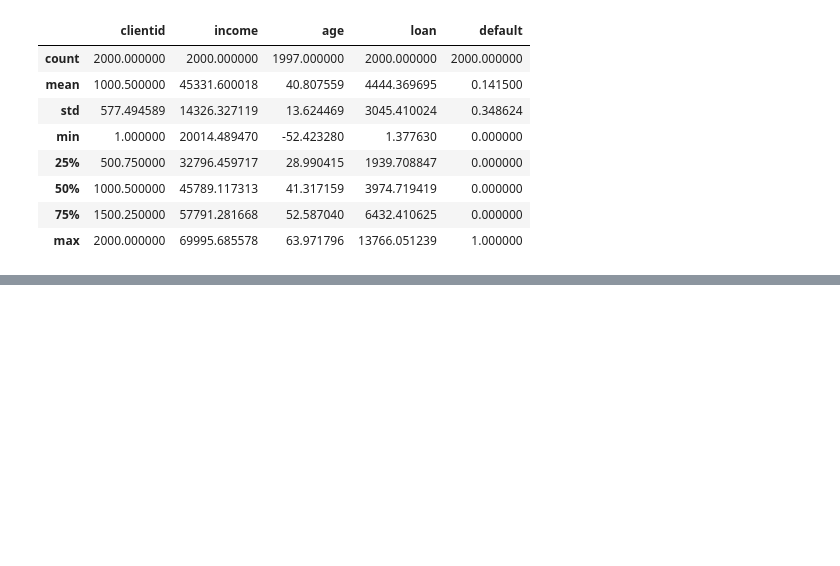
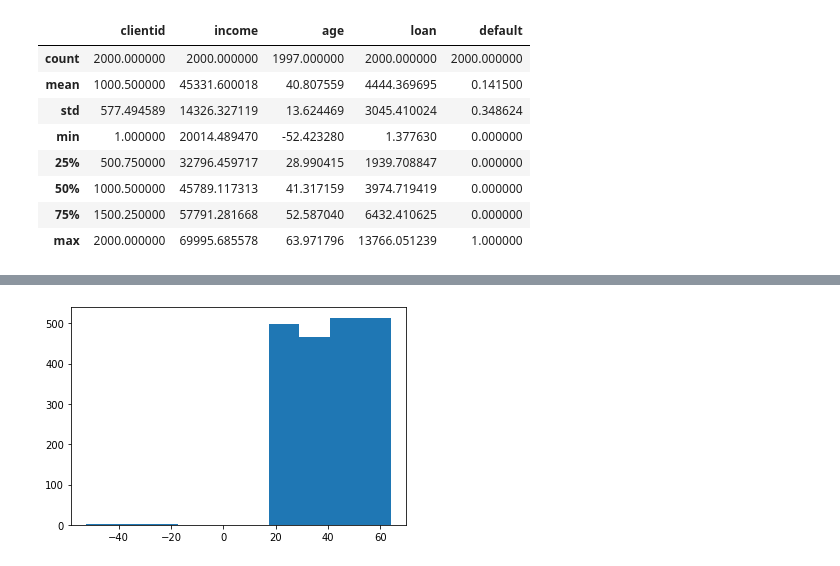
Before and after one commit to avitorvilela/udemy_mLds, a Jupyter notebook: base_credit.ipynb, the cells around one changed output, grey strips where cells are left out. Saved outputs shown, nothing was run; the diff lists cells and outputs as text; code cells hidden in the pictures; blank space fills up the shorter version.

```diff
--- a/base_credit.ipynb
+++ b/base_credit.ipynb
@@ -95,0 +109,4 @@ base_credit.describe()
+# %%
+plt.hist(x = base_credit['age']); # Matplotlib
+# %% [output]
+[figure, added]
```
Also changed, not shown: parts of 12 cells of this notebook.
